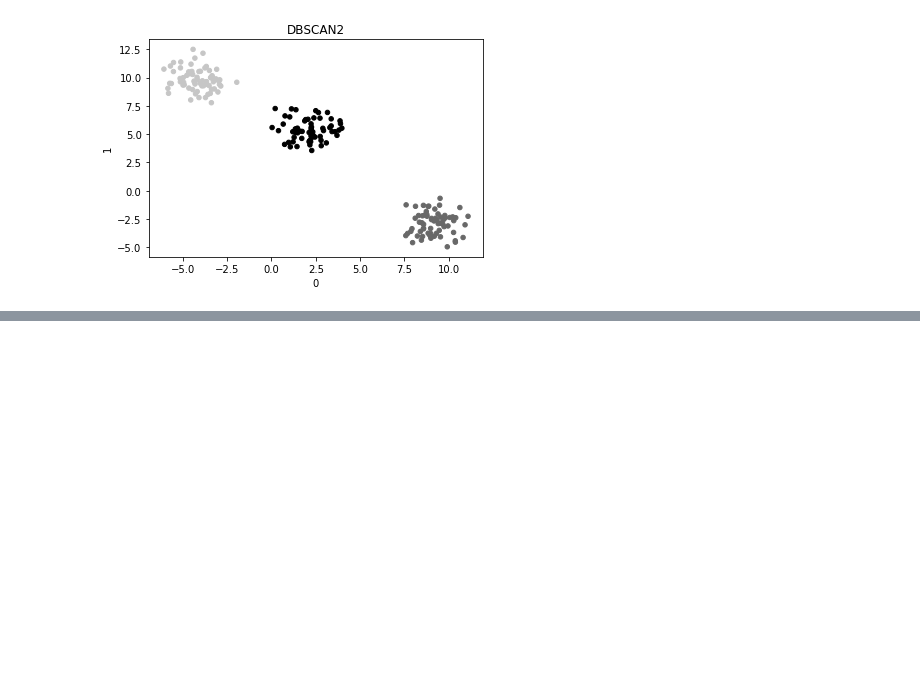
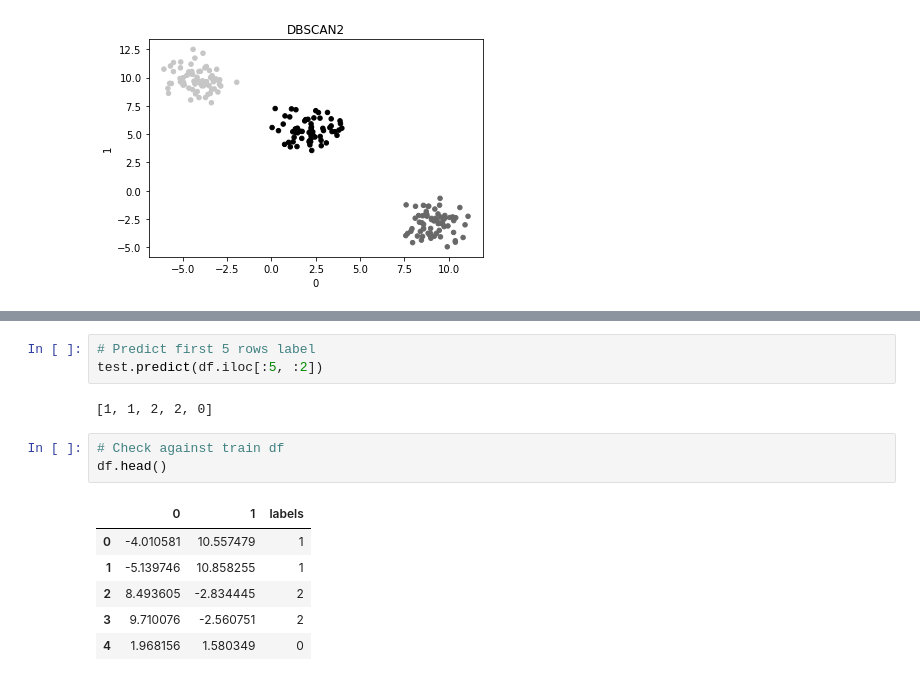
Before and after one commit to mpHarm88/projects, a Jupyter notebook: dbscan/dbscan.ipynb, the cells around one changed output, grey strips where cells are left out. Cells and saved outputs as stored; diff of their text form; blank space fills up the shorter version.

Commit message:
add predict

```diff
--- a/dbscan/dbscan.ipynb
+++ b/dbscan/dbscan.ipynb
@@ -191,0 +196,15 @@ Name: labels, dtype: int64
+# %%
+# Predict first 5 rows label
+test.predict(df.iloc[:5, :2])
+# %% [output]
+[1, 1, 2, 2, 0]
+# %%
+# Check against train df
+df.head()
+# %% [output]
+|  | 0 | 1 | labels |
+| 0 | -4.010581 | 10.557479 | 1 |
+| 1 | -5.139746 | 10.858255 | 1 |
+| 2 | 8.493605 | -2.834445 | 2 |
+| 3 | 9.710076 | -2.560751 | 2 |
+| 4 | 1.968156 | 1.580349 | 0 |
```
Also changed, not shown: parts of 5 cells of this notebook.
